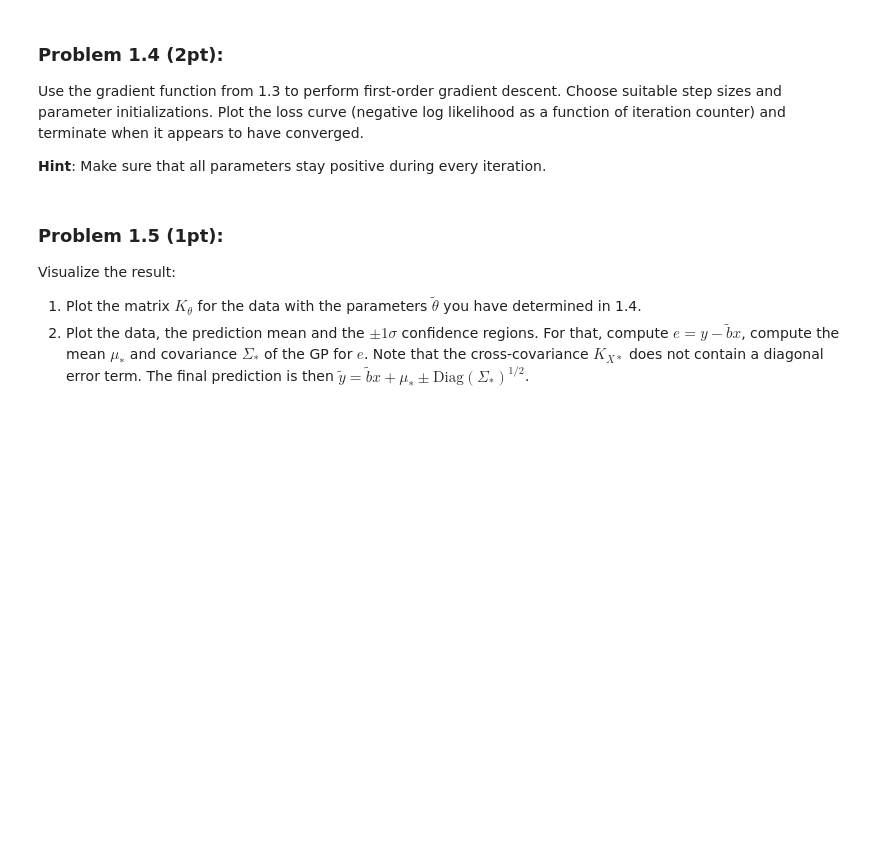
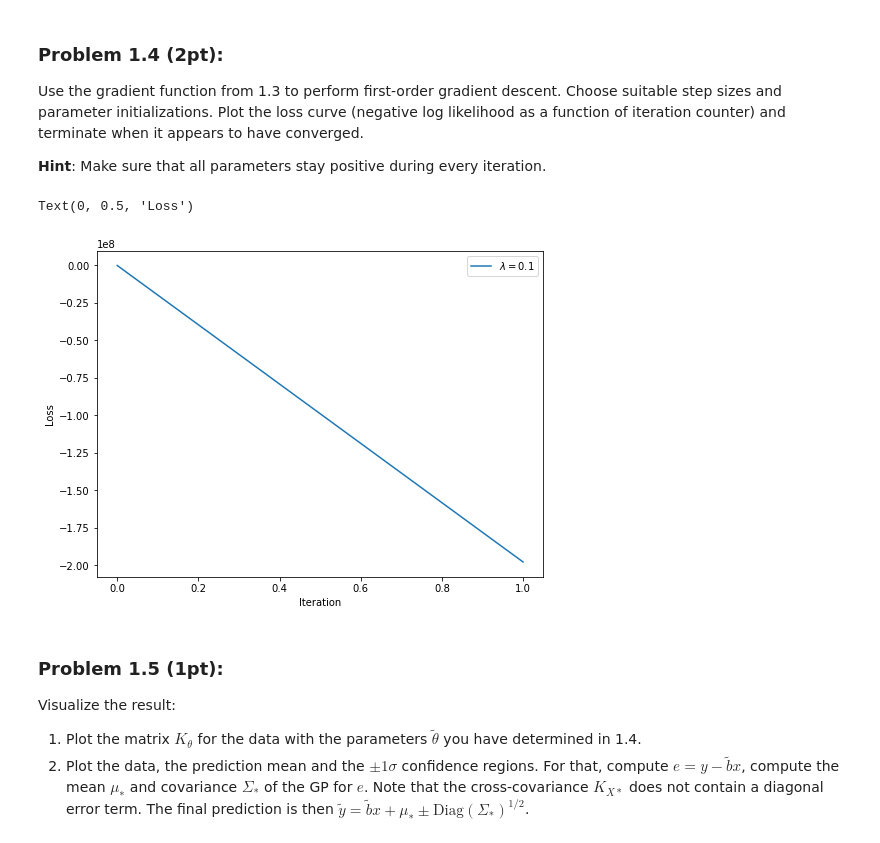
Before and after one commit to vanessaroser/sml505-assignment3, a Jupyter notebook: Assignment3.ipynb, the cells around one changed output. Saved outputs shown, nothing was run; the diff lists cells and outputs as text; code cells hidden in the pictures; blank space fills up the shorter version.

```diff
--- a/Assignment3.ipynb
+++ b/Assignment3.ipynb
@@ -147,6 +211,42 @@ Implement the kernel function and the log likelihood above. Instead of a grid se
 Use the gradient function from 1.3 to perform first-order gradient descent. Choose suitable step sizes and parameter initializations. Plot the loss curve (negative log likelihood as a function of iteration counter) and terminate when it appears to have converged.
 
 **Hint**: Make sure that all parameters stay positive during every iteration.
+# %%
+from jax import jit, value_and_grad
+
+b = 0.0015
+sigma = 0.1
+alpha = 1
+tau = 100
+params = jnp.asarray([sigma, alpha, tau, b])
+#NEED TO PICK GOOD STEPS & PARAM INITS
+def loss(params):
+    return get_lkhd(X,Y,params)
+
+@jit
+def optimize(params, step_size, steps=50):
+    losses = []
+    for step in range(steps):
+        # compute value and gradients of the loss function
+        value, grads = value_and_grad(loss)(params)
+        # = v_grd_lkhd(X,Y,params)
+        #value, grads = value_and_grad(get_lkhd(X,Y,params))
+        losses.append(value)
+        # update parameters with first order downhill step
+        params = tuple(x - step_size * dx for x, dx in zip(params, grads))
+    return params, losses
+
+plt.figure(figsize=(8,6), facecolor='white')
+for step_size in [0.1]:
+    params = jnp.asarray([sigma, alpha, tau, b])
+    _, losses = optimize(params, step_size)
+    plt.plot(losses, label='$\lambda={}$'.format(step_size))
+plt.legend()
+plt.xlabel('Iteration')
+plt.ylabel('Loss')
+# %% [output]
+Text(0, 0.5, 'Loss')
+[figure, added]
 # %% [markdown]
 ### Problem 1.5 (1pt):
 
```
Also changed, not shown: parts of 6 cells of this notebook.
